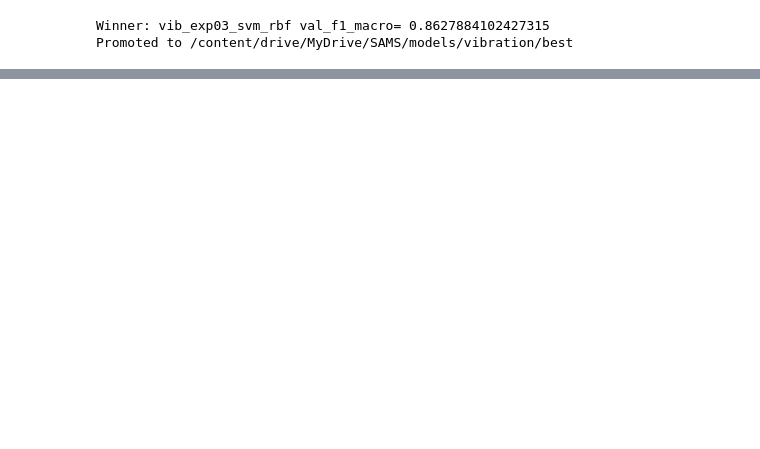
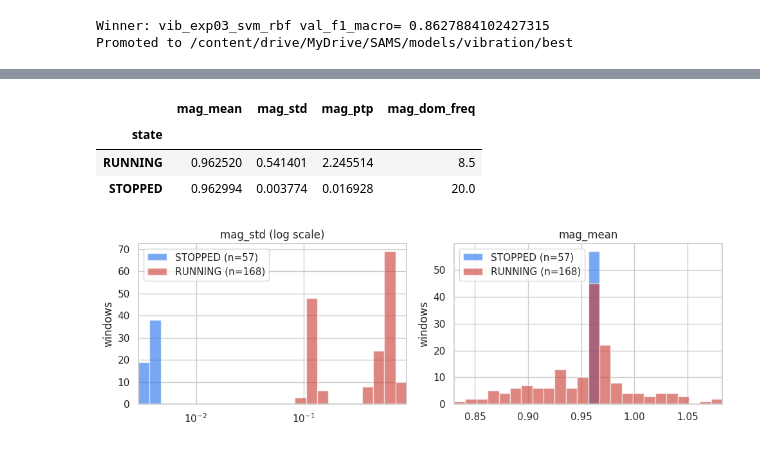
Before and after one commit to Bonaparte003/Smart-Accident-System-Monitoring-SAMS-, a Jupyter notebook: notebooks/02_vibration_uci_accelerometer.ipynb, the cells around one changed output, grey strips where cells are left out. Cells and saved outputs as stored; diff of their text form; code cells hidden in the pictures; blank space fills up the shorter version.

```diff
--- a/notebooks/02_vibration_uci_accelerometer.ipynb
+++ b/notebooks/02_vibration_uci_accelerometer.ipynb
@@ -805,7 +824,7 @@ register_hyperparams(exp_id, [
 ])
 svm = Pipeline([
     ("scaler", StandardScaler()),
-    ("clf", SVC(kernel="rbf", C=10.0, gamma="scale", class_weight="balanced", random_state=SEED)),
+    ("clf", SVC(kernel="rbf", C=10.0, gamma="scale", class_weight="balanced", probability=True, random_state=SEED)),
 ])
 t0 = time.time()
 svm.fit(X_train, y_train)
@@ -1041,0 +1249,38 @@ Promoted to /content/drive/MyDrive/SAMS/models/vibration/best
+# %%
+compare = pd.concat(
+    [
+        steady_df[MAG_COLS].assign(state="STOPPED"),
+        running_df[MAG_COLS].assign(state="RUNNING"),
+    ],
+    ignore_index=True,
+)
+save_machine_table(compare.groupby("state")[["mag_mean", "mag_std", "mag_ptp", "mag_dom_freq"]].median(), "class_medians")
+
+fig, axes = plt.subplots(1, 2, figsize=(10, 3.4))
+for ax, col in zip(axes, ["mag_std", "mag_mean"]):
+    values_all = compare[col].to_numpy()
+    lo, hi = np.percentile(values_all, [1, 99])
+    log_axis = col == "mag_std" and lo > 0
+    if log_axis:
+        bins = np.geomspace(lo / 1.2, hi * 1.2, 25)
+    else:
+        pad = max((hi - lo) * 0.1, 1e-4)
+        bins = np.linspace(lo - pad, hi + pad, 25)
+    for state, color in (("STOPPED", "#1f6feb"), ("RUNNING", "#c9372c")):
+        values = compare.loc[compare["state"] == state, col]
+        ax.hist(values.clip(bins[0], bins[-1]), bins=bins, alpha=0.6, color=color, label=f"{state} (n={len(values)})")
+    if log_axis:
+        ax.set_xscale("log")
+    ax.set_xlim(bins[0], bins[-1])
+    ax.set_title(col + (" (log scale)" if log_axis else ""))
+    ax.set_ylabel("windows")
+    ax.legend()
+plt.tight_layout()
+plt.savefig(MACHINE_RESULTS_DIR / "stopped_vs_running.png", dpi=140)
+plt.show()
+# %% [output]
+|  | mag_mean | mag_std | mag_ptp | mag_dom_freq |
+| state |  |  |  |  |
+| RUNNING | 0.962520 | 0.541401 | 2.245514 | 8.5 |
+| STOPPED | 0.962994 | 0.003774 | 0.016928 | 20.0 |
+[figure, added]
```
Also changed, not shown: parts of 28 cells of this notebook, 39 other files.
